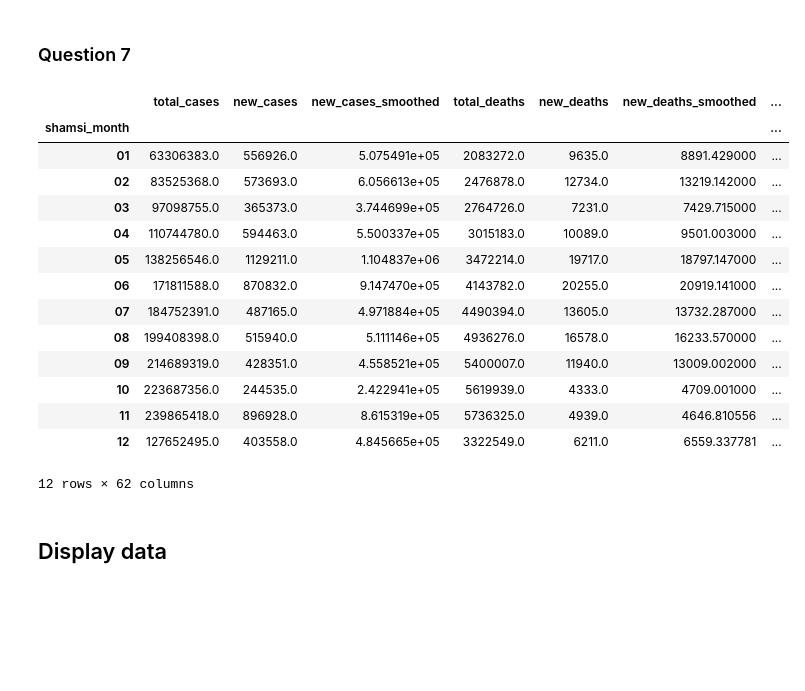
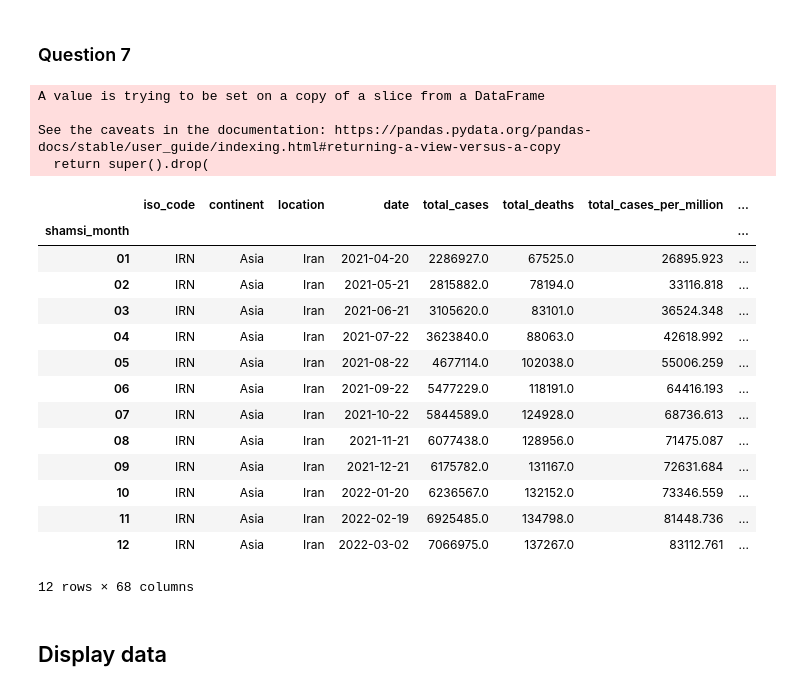
Before and after one commit to mohammadsaadati80/Data-Mining-COVID-19-Analysis, a Jupyter notebook: DM_CA1.ipynb, the cells around one changed output. Saved outputs shown, nothing was run; the diff lists cells and outputs as text; code cells hidden in the pictures; blank space fills up the shorter version.

```diff
--- a/DM_CA1.ipynb
+++ b/DM_CA1.ipynb
@@ -88,7 +90,9 @@ unique_continent = df['continent'].unique()
 for column in df:
     if df[column].isna().sum() > 0:
         if df[column].dtypes != object:
-            if df[column].isna().sum() / df.shape[0] > 0.85:
+            if column[0] == 't' or column[0] == 'n':
+                df[column].fillna(0, inplace=True)
+            elif df[column].isna().sum() / df.shape[0] > 0.9:
                 df[column].fillna(-np.inf, inplace=True)
             else:
                 df[column].fillna(df[column].mean(), inplace=True)
@@ -101,7 +105,7 @@ for column in df:
 #                                         else (df[df['location'] == row['location']]['tests_units'].mode()[0] if pd.isna(row['tests_units'])
 #                                         else row['tests_units']), axis = 1)
 
-#df.to_csv("df_p1_q1.csv")
+df.to_csv("df_p1_q1.csv")
 df.isna().sum()
 # %% [output]
 iso_code                                      0
@@ -260,24 +262,42 @@ See the caveats in the documentation: https://pandas.pydata.org/pandas-docs/stab
 # %% [markdown]
 ### Question 7
 # %%
-df_p1_q7 = df_iran.groupby(by="shamsi_month").sum()
+new_column = []
+for column in df_iran:
+    if column[0] == 'n':
+        new_column.append(column)
+new_column.append('shamsi_month')
+
+df_iran_new_column = df_iran[new_column].copy()
+new_column.pop()
+df_iran.drop(new_column, axis = 1, inplace = True)
+
+df_p1_q7 = df_iran.groupby(by="shamsi_month").max()
+df_iran_new_column = df_iran_new_column.groupby(by="shamsi_month").sum()
+
+df_p1_q7 = df_p1_q7.join(df_iran_new_column)
+df_p1_q7.to_csv("df_p1_q7.csv")
 df_p1_q7
 # %% [output]
+A value is trying to be set on a copy of a slice from a DataFrame
+
+See the caveats in the documentation: https://pandas.pydata.org/pandas-docs/stable/user_guide/indexing.html#returning-a-view-versus-a-copy
+  return super().drop(
-|  | total_cases | new_cases | new_cases_smoothed | total_deaths | new_deaths | new_deaths_smoothed | ... |
-| shamsi_month |  |  |  |  |  |  | ... |
-| 01 | 63306383.0 | 556926.0 | 5.075491e+05 | 2083272.0 | 9635.0 | 8891.429000 | ... |
-| 02 | 83525368.0 | 573693.0 | 6.056613e+05 | 2476878.0 | 12734.0 | 13219.142000 | ... |
-| 03 | 97098755.0 | 365373.0 | 3.744699e+05 | 2764726.0 | 7231.0 | 7429.715000 | ... |
-| 04 | 110744780.0 | 594463.0 | 5.500337e+05 | 3015183.0 | 10089.0 | 9501.003000 | ... |
-| 05 | 138256546.0 | 1129211.0 | 1.104837e+06 | 3472214.0 | 19717.0 | 18797.147000 | ... |
-| 06 | 171811588.0 | 870832.0 | 9.147470e+05 | 4143782.0 | 20255.0 | 20919.141000 | ... |
-| 07 | 184752391.0 | 487165.0 | 4.971884e+05 | 4490394.0 | 13605.0 | 13732.287000 | ... |
-| 08 | 199408398.0 | 515940.0 | 5.111146e+05 | 4936276.0 | 16578.0 | 16233.570000 | ... |
-| 09 | 214689319.0 | 428351.0 | 4.558521e+05 | 5400007.0 | 11940.0 | 13009.002000 | ... |
-| 10 | 223687356.0 | 244535.0 | 2.422941e+05 | 5619939.0 | 4333.0 | 4709.001000 | ... |
-| 11 | 239865418.0 | 896928.0 | 8.615319e+05 | 5736325.0 | 4939.0 | 4646.810556 | ... |
-| 12 | 127652495.0 | 403558.0 | 4.845665e+05 | 3322549.0 | 6211.0 | 6559.337781 | ... |
+|  | iso_code | continent | location | date | total_cases | total_deaths | total_cases_per_million | ... |
+| shamsi_month |  |  |  |  |  |  |  | ... |
+| 01 | IRN | Asia | Iran | 2021-04-20 | 2286927.0 | 67525.0 | 26895.923 | ... |
+| 02 | IRN | Asia | Iran | 2021-05-21 | 2815882.0 | 78194.0 | 33116.818 | ... |
+| 03 | IRN | Asia | Iran | 2021-06-21 | 3105620.0 | 83101.0 | 36524.348 | ... |
+| 04 | IRN | Asia | Iran | 2021-07-22 | 3623840.0 | 88063.0 | 42618.992 | ... |
+| 05 | IRN | Asia | Iran | 2021-08-22 | 4677114.0 | 102038.0 | 55006.259 | ... |
+| 06 | IRN | Asia | Iran | 2021-09-22 | 5477229.0 | 118191.0 | 64416.193 | ... |
+| 07 | IRN | Asia | Iran | 2021-10-22 | 5844589.0 | 124928.0 | 68736.613 | ... |
+| 08 | IRN | Asia | Iran | 2021-11-21 | 6077438.0 | 128956.0 | 71475.087 | ... |
+| 09 | IRN | Asia | Iran | 2021-12-21 | 6175782.0 | 131167.0 | 72631.684 | ... |
+| 10 | IRN | Asia | Iran | 2022-01-20 | 6236567.0 | 132152.0 | 73346.559 | ... |
+| 11 | IRN | Asia | Iran | 2022-02-19 | 6925485.0 | 134798.0 | 81448.736 | ... |
+| 12 | IRN | Asia | Iran | 2022-03-02 | 7066975.0 | 137267.0 | 83112.761 | ... |
-12 rows × 62 columns
+12 rows × 68 columns
 # %% [markdown]
 ## Display data
 # %% [markdown]
```
Also changed, not shown: parts of 14 cells of this notebook.
